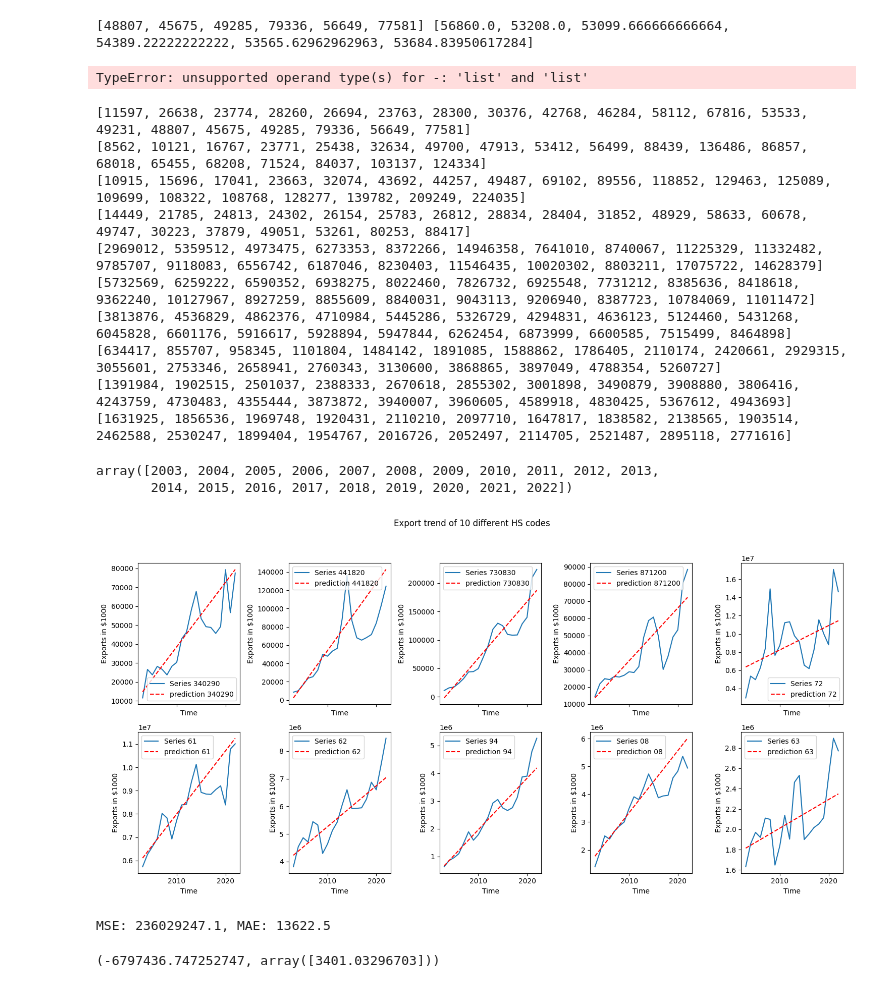
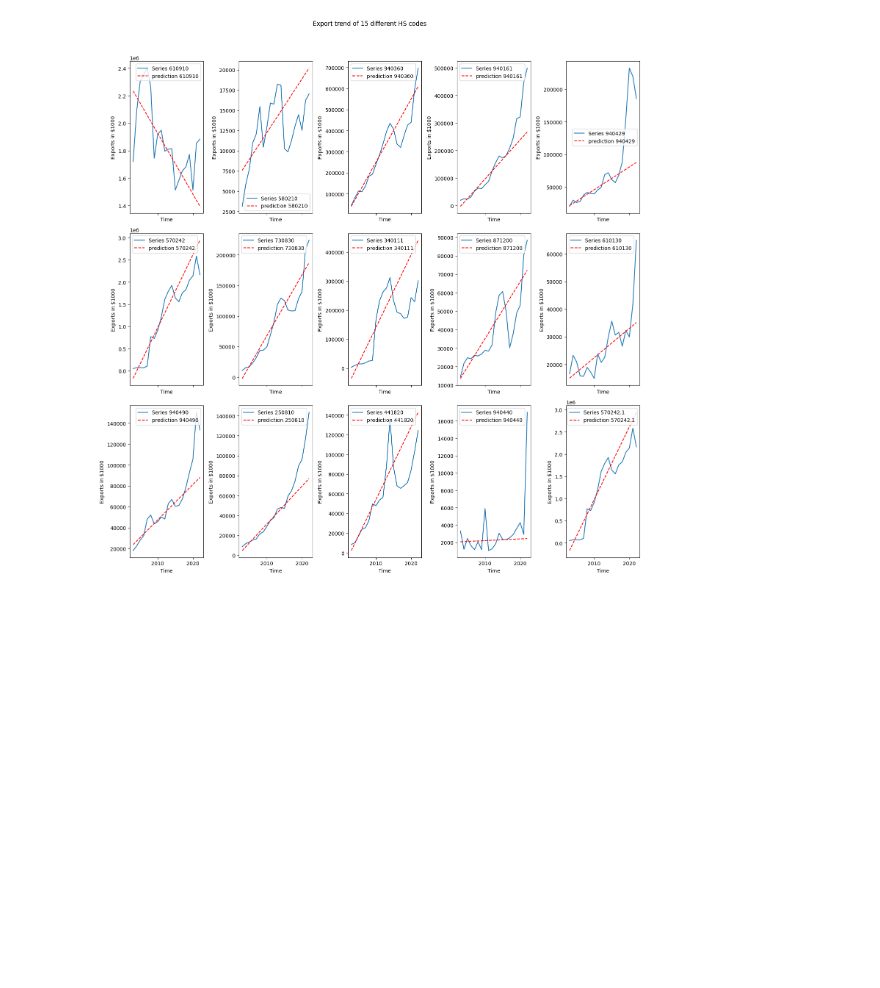
Before and after one commit to Ahmed-Alqershi/facility-location-problem, a Jupyter notebook: time_series.ipynb, the cells around one changed output. Cells and saved outputs as stored; diff of their text form; code cells hidden in the pictures; blank space fills up the shorter version.

Commit message:
Manipulated data and defined params

```diff
--- a/time_series.ipynb
+++ b/time_series.ipynb
@@ -3,0 +7,8 @@ import pandas as pd
+# %%
+data = pd.read_excel("data/final_exports.xlsx", "Sheet1", index_col=None)
+
+all_data = {}
+for col in data.columns:
+    all_data[col] = data[col].tolist()
+data.columns = all_data.keys()
+data.head()
@@ -74,24 +49,0 @@ all_data
-# %%
-moving_average(all_data['340290'], 3)
-# %% [output]
-[48807, 45675, 49285, 79336, 56649, 77581] [56860.0, 53208.0, 53099.666666666664, 54389.22222222222, 53565.62962962963, 53684.83950617284]
-TypeError: unsupported operand type(s) for -: 'list' and 'list'
-# %%
-for i, j in all_data.items():
-    print(j)
-# %% [output]
-[11597, 26638, 23774, 28260, 26694, 23763, 28300, 30376, 42768, 46284, 58112, 67816, 53533, 49231, 48807, 45675, 49285, 79336, 56649, 77581]
-[8562, 10121, 16767, 23771, 25438, 32634, 49700, 47913, 53412, 56499, 88439, 136486, 86857, 68018, 65455, 68208, 71524, 84037, 103137, 124334]
-[10915, 15696, 17041, 23663, 32074, 43692, 44257, 49487, 69102, 89556, 118852, 129463, 125089, 109699, 108322, 108768, 128277, 139782, 209249, 224035]
-[14449, 21785, 24813, 24302, 26154, 25783, 26812, 28834, 28404, 31852, 48929, 58633, 60678, 49747, 30223, 37879, 49051, 53261, 80253, 88417]
-[2969012, 5359512, 4973475, 6273353, 8372266, 14946358, 7641010, 8740067, 11225329, 11332482, 9785707, 9118083, 6556742, 6187046, 8230403, 11546435, 10020302, 8803211, 17075722, 14628379]
-[5732569, 6259222, 6590352, 6938275, 8022460, 7826732, 6925548, 7731212, 8385636, 8418618, 9362240, 10127967, 8927259, 8855609, 8840031, 9043113, 9206940, 8387723, 10784069, 11011472]
-[3813876, 4536829, 4862376, 4710984, 5445286, 5326729, 4294831, 4636123, 5124460, 5431268, 6045828, 6601176, 5916617, 5928894, 5947844, 6262454, 6873999, 6600585, 7515499, 8464898]
-[634417, 855707, 958345, 1101804, 1484142, 1891085, 1588862, 1786405, 2110174, 2420661, 2929315, 3055601, 2753346, 2658941, 2760343, 3130600, 3868865, 3897049, 4788354, 5260727]
-[1391984, 1902515, 2501037, 2388333, 2670618, 2855302, 3001898, 3490879, 3908880, 3806416, 4243759, 4730483, 4355444, 3873872, 3940007, 3960605, 4589918, 4830425, 5367612, 4943693]
-[1631925, 1856536, 1969748, 1920431, 2110210, 2097710, 1647817, 1838582, 2138565, 1903514, 2462588, 2530247, 1899404, 1954767, 2016726, 2052497, 2114705, 2521487, 2895118, 2771616]
-# %%
-time
-# %% [output]
-array([2003, 2004, 2005, 2006, 2007, 2008, 2009, 2010, 2011, 2012, 2013,
-       2014, 2015, 2016, 2017, 2018, 2019, 2020, 2021, 2022])
@@ -98,40 +61,33 @@ array([2003, 2004, 2005, 2006, 2007, 2008, 2009, 2010, 2011, 2012, 2013,
 # %%
-import matplotlib.pyplot as plt
-import numpy as np
-
-# Generate some example time series data
-num_series = len(all_data)
-num_points = len(all_data['340290'])
-time = np.arange(2003, 2023)
-
-
 # Plotting the time series
-fig, axs = plt.subplots(2, 5, figsize=(15, 8), sharex=True, sharey=None)
-fig.suptitle('Export trend of 10 different HS codes')
+fig, axs = plt.subplots(3, 5, figsize=(15, 16), sharex=True, sharey=None)
+fig.suptitle("Export trend of 15 different HS codes")
 
 # Flatten the axs array for easier iteration
 axs = axs.flatten()
 
 idx = 0
 for hs, i in all_data.items():
-    axs[idx].plot(time, i, label=f'Series {hs}')
+    axs[idx].plot(time, i, label=f"Series {hs}")
     axs[idx].legend()
-    axs[idx].set_xlabel('Time')
-    axs[idx].set_ylabel('Exports in $1000')
+    axs[idx].set_xlabel("Time")
+    axs[idx].set_ylabel("Exports in $1000")
 
     preds, _, _ = linear_regression(i)
 
-    axs[idx].plot(time, preds, label=f'prediction {hs}', color='red', linestyle='dashed')
+    axs[idx].plot(
+        time, preds, label=f"prediction {hs}", color="red", linestyle="dashed"
+    )
     axs[idx].legend()
-    axs[idx].set_xlabel('Time')
-    axs[idx].set_ylabel('Exports in $1000')
+    axs[idx].set_xlabel("Time")
+    axs[idx].set_ylabel("Exports in $1000")
 
     idx += 1
 
 # Adjust layout to prevent clipping of labels
 plt.tight_layout(rect=[0, 0.03, 1, 0.95])
 
 # Show the plot
 plt.show()
 # %% [output]
-[figure, old version]
+[figure, new version]
@@ -141,13 +93,0 @@ y_train, y_test = all_data['340290'][:-6], all_data['340290'][-6:]
-# %%
-from sklearn.linear_model import LinearRegression
-from sklearn.metrics import mean_squared_error, mean_absolute_error
-
-model = LinearRegression()
-model.fit(X_train, y_train)
-preds = model.predict(X_test)
-mse = round(mean_squared_error(y_test, preds), 1)
-mae = round(mean_absolute_error(y_test, preds), 1)
-print(f'MSE: {mse}, MAE: {mae}')
-# %% [output]
-MSE: 236029247.1, MAE: 13622.5
-(-6797436.747252747, array([3401.03296703]))
```
Also changed, not shown: parts of 15 cells of this notebook, 7 other files.
